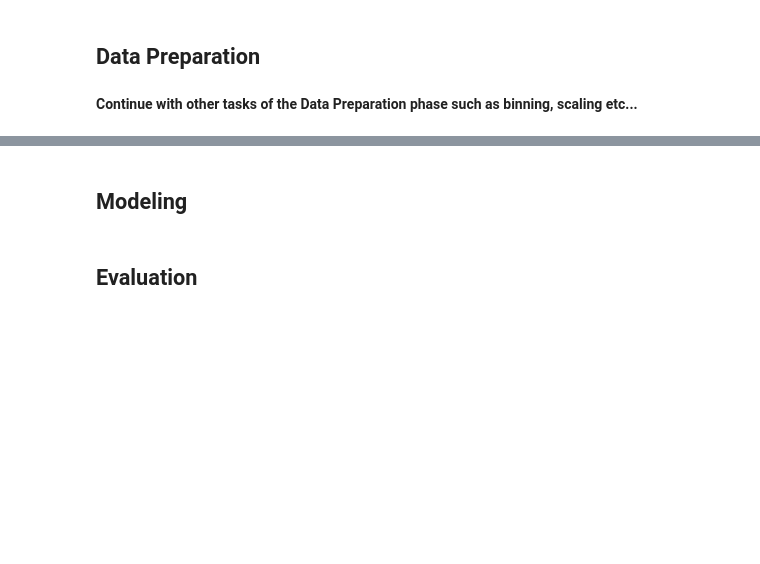
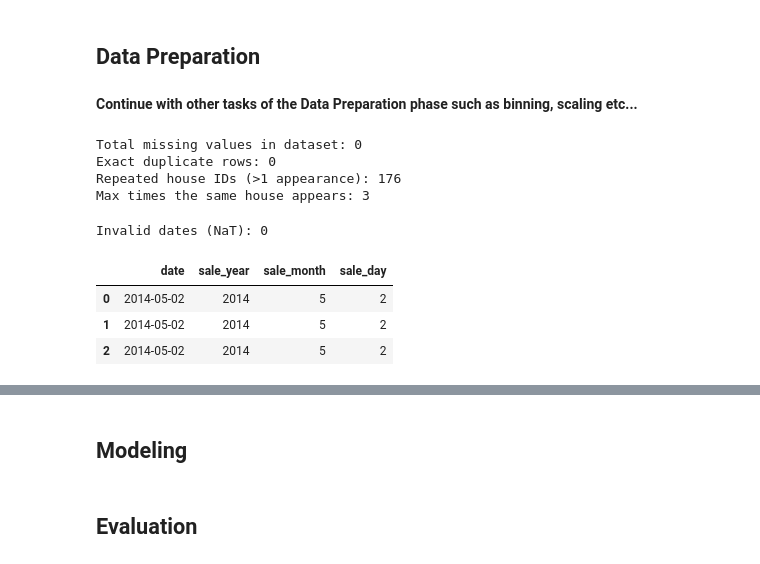
Before and after one commit to Snaseri2001/BI_CRISP_DM, a Jupyter notebook: Cyclists_251201.ipynb, the cells around one changed output, grey strips where cells are left out. Drawn from its saved outputs; the diff is of its cells as text; code cells hidden in the pictures; blank space fills up the shorter version.

Commit message:
Update notebook: data preparation (Amir)

```diff
--- a/Cyclists_251201.ipynb
+++ b/Cyclists_251201.ipynb
@@ -1097,0 +1120,44 @@ engine.insert(handle_outliers_activity, prefixes=prefixes)
+# %%
+df_raw = data.reset_index().copy()
+ID_COL = "id"
+
+df = df_raw.copy()
+
+# Missing values
+total_missing = int(df.isna().sum().sum())
+print("Total missing values in dataset:", total_missing)
+
+# Exact duplicate rows
+dup_rows = int(df.duplicated().sum())
+print("Exact duplicate rows:", dup_rows)
+
+# Repeated IDs (important for split strategy)
+if ID_COL in df.columns:
+    repeats = df[ID_COL].value_counts()
+    repeated_ids = int((repeats > 1).sum())
+    max_repeat = int(repeats.max())
+    print(f"Repeated house IDs (>1 appearance): {repeated_ids}")
+    print(f"Max times the same house appears: {max_repeat}")
+# %% [output]
+Total missing values in dataset: 0
+Exact duplicate rows: 0
+Repeated house IDs (>1 appearance): 176
+Max times the same house appears: 3
+# %%
+DATE_COL = "date"
+
+df[DATE_COL] = pd.to_datetime(df[DATE_COL], errors="coerce")
+n_nat = int(df[DATE_COL].isna().sum())
+print("Invalid dates (NaT):", n_nat)
+
+df["sale_year"] = df[DATE_COL].dt.year.astype("Int64")
+df["sale_month"] = df[DATE_COL].dt.month.astype("Int64")
+df["sale_day"] = df[DATE_COL].dt.day.astype("Int64")
+
+display(df[[DATE_COL, "sale_year", "sale_month", "sale_day"]].head(3))
+# %% [output]
+Invalid dates (NaT): 0
+|  | date | sale_year | sale_month | sale_day |
+| 0 | 2014-05-02 | 2014 | 5 | 2 |
+| 1 | 2014-05-02 | 2014 | 5 | 2 |
+| 2 | 2014-05-02 | 2014 | 5 | 2 |
```
Also changed, not shown: parts of 16 cells of this notebook, 1 other file.
